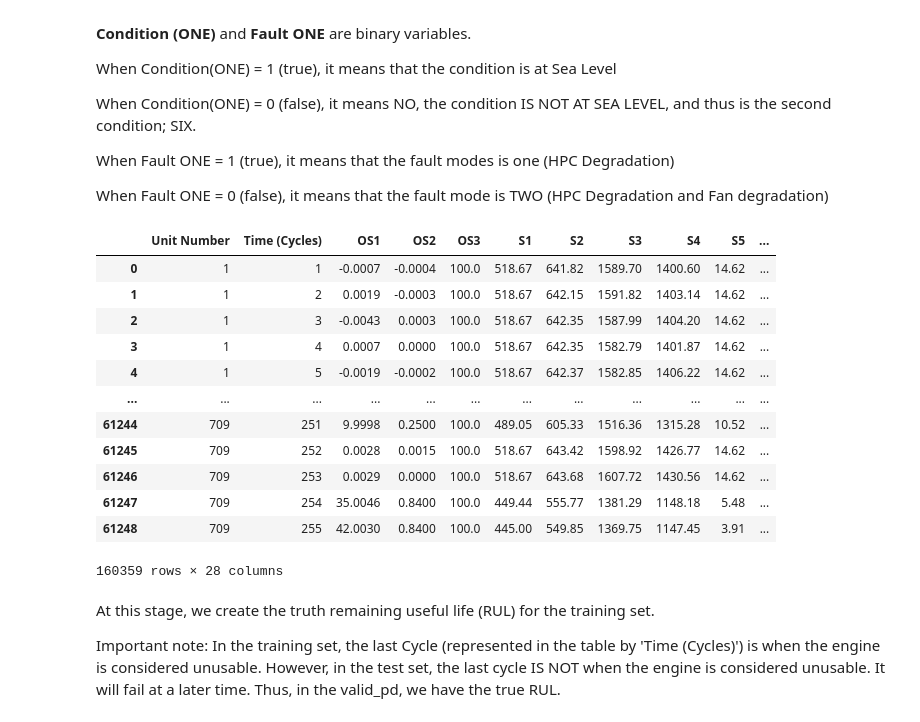
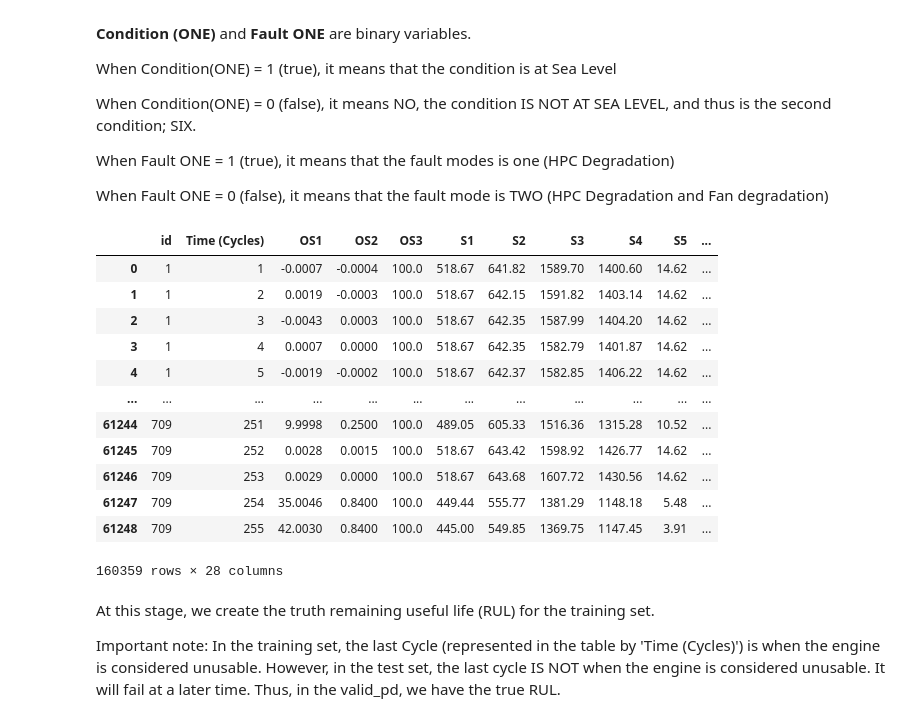
Before and after one commit to francoisdoanp/MLTBP, a Jupyter notebook: Project_ML.ipynb, the cells around one changed output. Drawn from its saved outputs; the diff is of its cells as text; code cells hidden in the pictures.

```diff
--- a/Project_ML.ipynb
+++ b/Project_ML.ipynb
@@ -70,7 +70,7 @@ pv3 = pd.read_csv(url_base + file_valid_3, header=None)
 pv4 = pd.read_csv(url_base + file_valid_4, header=None)
 
 
-# Updating unit numbers
+# Updating ids
 
 pt2[0] = pt2[0].apply(lambda x: x+100)
 pt3[0] = pt3[0].apply(lambda x: x+360)
@@ -93,13 +93,13 @@ test_pd = test_pd.drop(test_pd.columns[[26,27]], axis='columns')
 
 # Assigning labels to Dataframe's columns based on the Readme
 
-train_pd.columns = ['Unit Number', 'Time (Cycles)', 'OS1', 'OS2', 'OS3', 'S1', 'S2', 'S3', 'S4', 'S5', 'S6', 'S7', 'S8', 'S9', 'S10', 'S11', 'S12', 'S13', 'S14', 'S15', 'S16', 'S17', 'S18', 'S19', 'S20', 'S21']
-test_pd.columns = ['Unit Number', 'Time (Cycles)', 'OS1', 'OS2', 'OS3', 'S1', 'S2', 'S3', 'S4', 'S5', 'S6', 'S7', 'S8', 'S9', 'S10', 'S11', 'S12', 'S13', 'S14', 'S15', 'S16', 'S17', 'S18', 'S19', 'S20', 'S21']
+train_pd.columns = ['id', 'Time (Cycles)', 'OS1', 'OS2', 'OS3', 'S1', 'S2', 'S3', 'S4', 'S5', 'S6', 'S7', 'S8', 'S9', 'S10', 'S11', 'S12', 'S13', 'S14', 'S15', 'S16', 'S17', 'S18', 'S19', 'S20', 'S21']
+test_pd.columns = ['id', 'Time (Cycles)', 'OS1', 'OS2', 'OS3', 'S1', 'S2', 'S3', 'S4', 'S5', 'S6', 'S7', 'S8', 'S9', 'S10', 'S11', 'S12', 'S13', 'S14', 'S15', 'S16', 'S17', 'S18', 'S19', 'S20', 'S21']
 valid_pd.columns = ['RUL']
 
 #Loading scaler
 
-scaler = StandardScaler()
+scaler = MinMaxScaler()
 # %% [markdown]
 **Adding variables Conditons and fault mode**
 
@@ -118,55 +118,55 @@ When Fault ONE = 0 (false), it means that the fault mode is TWO (HPC Degradation
 # Adding variables Condition and fault modes
 
 def value_condition_train(row):
-  if (row['Unit Number'] <= 100):
+  if (row['id'] <= 100):
     return 1
-  elif (row['Unit Number'] <= 360) & (row['Unit Number'] > 100):
+  elif (row['id'] <= 360) & (row['id'] > 100):
     return 0
-  elif (row['Unit Number'] <= 460) & (row['Unit Number'] > 360):
+  elif (row['id'] <= 460) & (row['id'] > 360):
     return 1
   else:
     return 0
 
 def value_fault_train(row):
-  if (row['Unit Number'] <= 100):
+  if (row['id'] <= 100):
     return 1
-  elif (row['Unit Number'] <= 360) & (row['Unit Number'] > 100):
+  elif (row['id'] <= 360) & (row['id'] > 100):
     return 1
-  elif (row['Unit Number'] <= 460) & (row['Unit Number'] > 360):
+  elif (row['id'] <= 460) & (row['id'] > 360):
     return 0
   else:
     return 0
 
 def value_condition_test(row):
-  if (row['Unit Number'] <= 100):
+  if (row['id'] <= 100):
     return 1
-  elif (row['Unit Number'] <= 359) & (row['Unit Number'] > 100):
+  elif (row['id'] <= 359) & (row['id'] > 100):
     return 0
-  elif (row['Unit Number'] <= 459) & (row['Unit Number'] > 359):
+  elif (row['id'] <= 459) & (row['id'] > 359):
     return 1
   else:
     return 0
 
 def value_fault_test(row):
-  if (row['Unit Number'] <= 100):
+  if (row['id'] <= 100):
     return 1
-  elif (row['Unit Number'] <= 359) & (row['Unit Number'] > 100):
+  elif (row['id'] <= 359) & (row['id'] > 100):
     return 1
-  elif (row['Unit Number'] <= 459) & (row['Unit Number'] > 359):
+  elif (row['id'] <= 459) & (row['id'] > 359):
     return 0
   else:
     return 0
 
 
 train_pd['Condition (One)'] = train_pd.apply(value_condition_train, axis=1)
 train_pd['Fault ONE'] = train_pd.apply(value_fault_train,axis=1)
 
 test_pd['Condition (One)'] = test_pd.apply(value_condition_test, axis=1)
 test_pd['Fault ONE'] = test_pd.apply(value_fault_test,axis=1)
 
 display(train_pd)
 # %% [output]
-|  | Unit Number | Time (Cycles) | OS1 | OS2 | OS3 | S1 | S2 | S3 | S4 | S5 | ... |
+|  | id | Time (Cycles) | OS1 | OS2 | OS3 | S1 | S2 | S3 | S4 | S5 | ... |
 | 0 | 1 | 1 | -0.0007 | -0.0004 | 100.0 | 518.67 | 641.82 | 1589.70 | 1400.60 | 14.62 | ... |
 | 1 | 1 | 2 | 0.0019 | -0.0003 | 100.0 | 518.67 | 642.15 | 1591.82 | 1403.14 | 14.62 | ... |
 | 2 | 1 | 3 | -0.0043 | 0.0003 | 100.0 | 518.67 | 642.35 | 1587.99 | 1404.20 | 14.62 | ... |
```
Also changed, not shown: parts of 12 cells of this notebook.
